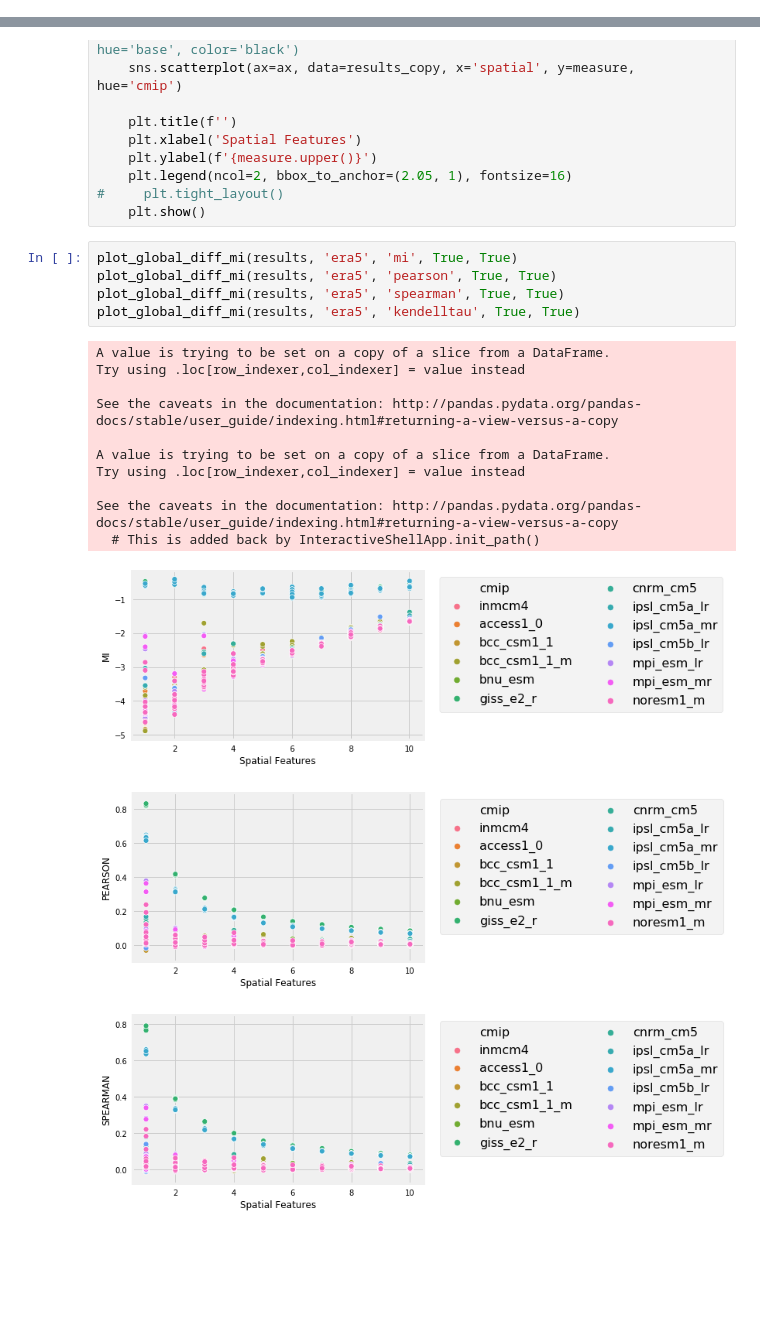
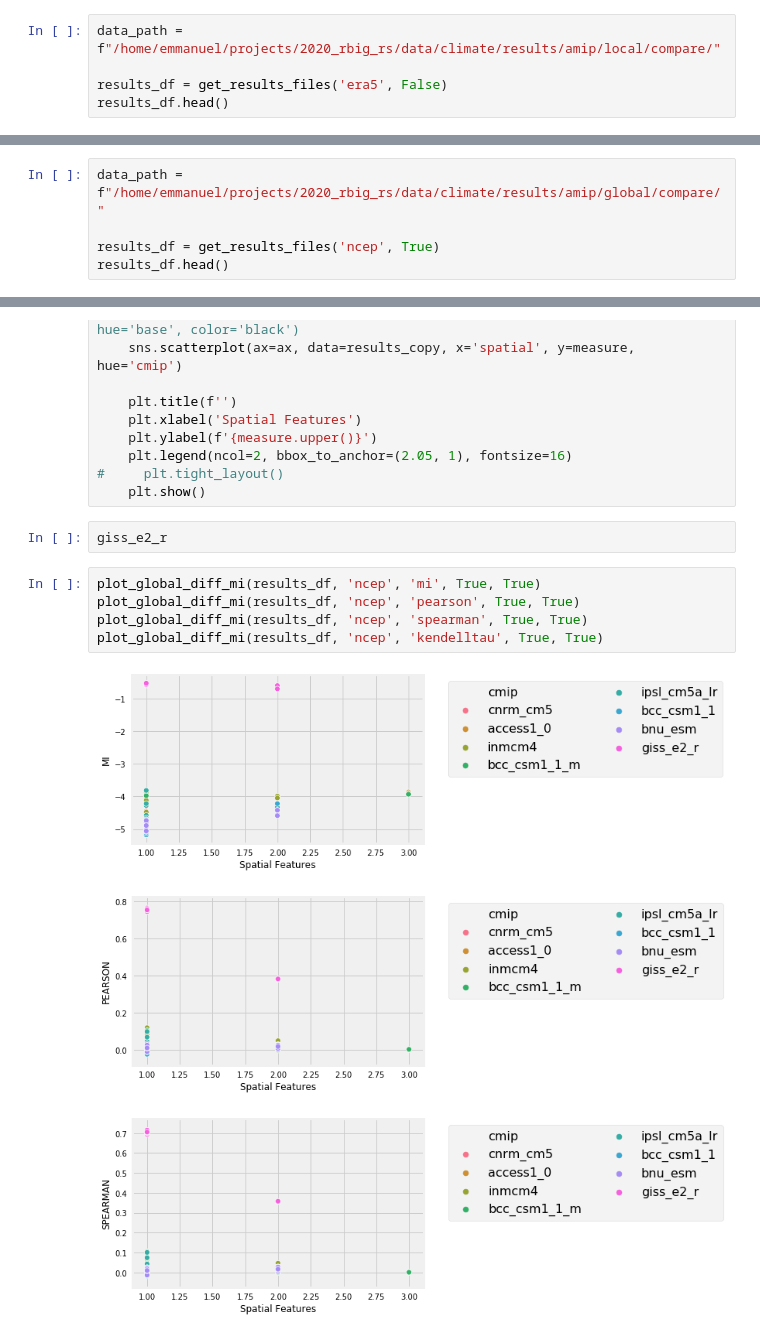
Before and after one commit to jejjohnson/rbig_eo, a Jupyter notebook: notebooks/climate/amip/4.1_visualize_global.ipynb, the cells around one changed output, grey strips where cells are left out. Cells and saved outputs as stored; diff of their text form; blank space fills up the shorter version.

```diff
--- a/notebooks/climate/amip/4.1_visualize_global.ipynb
+++ b/notebooks/climate/amip/4.1_visualize_global.ipynb
@@ -139,0 +163,5 @@ results[results['base'] == 'ncep']
+# %%
+data_path = f"/home/emmanuel/projects/2020_rbig_rs/data/climate/results/amip/local/compare/"
+
+results_df = get_results_files('era5', False)
+results_df.head()
@@ -378,0 +440,5 @@ results.head()
+# %%
+data_path = f"/home/emmanuel/projects/2020_rbig_rs/data/climate/results/amip/global/compare/"
+
+results_df = get_results_files('ncep', True)
+results_df.head()
@@ -434,22 +504,14 @@ def plot_global_diff_mi(results_df: pd.DataFrame, base: str, measure='mi', norma
     plt.legend(ncol=2, bbox_to_anchor=(2.05, 1), fontsize=16)
 #     plt.tight_layout()
     plt.show()
+# %%
+giss_e2_r
 # %%
-plot_global_diff_mi(results, 'era5', 'mi', True, True)
-plot_global_diff_mi(results, 'era5', 'pearson', True, True)
-plot_global_diff_mi(results, 'era5', 'spearman', True, True)
-plot_global_diff_mi(results, 'era5', 'kendelltau', True, True)
+plot_global_diff_mi(results_df, 'ncep', 'mi', True, True)
+plot_global_diff_mi(results_df, 'ncep', 'pearson', True, True)
+plot_global_diff_mi(results_df, 'ncep', 'spearman', True, True)
+plot_global_diff_mi(results_df, 'ncep', 'kendelltau', True, True)
 # %% [output]
-A value is trying to be set on a copy of a slice from a DataFrame.
-Try using .loc[row_indexer,col_indexer] = value instead
-
-See the caveats in the documentation: http://pandas.pydata.org/pandas-docs/stable/user_guide/indexing.html#returning-a-view-versus-a-copy
-
-A value is trying to be set on a copy of a slice from a DataFrame.
-Try using .loc[row_indexer,col_indexer] = value instead
-
-See the caveats in the documentation: http://pandas.pydata.org/pandas-docs/stable/user_guide/indexing.html#returning-a-view-versus-a-copy
-  # This is added back by InteractiveShellApp.init_path()
-[figure, old version]
+[figure, new version]
-[figure, old version]
+[figure, new version]
-[figure, old version]
+[figure, new version]
```
Also changed, not shown: parts of 21 cells of this notebook, 14 other files.
